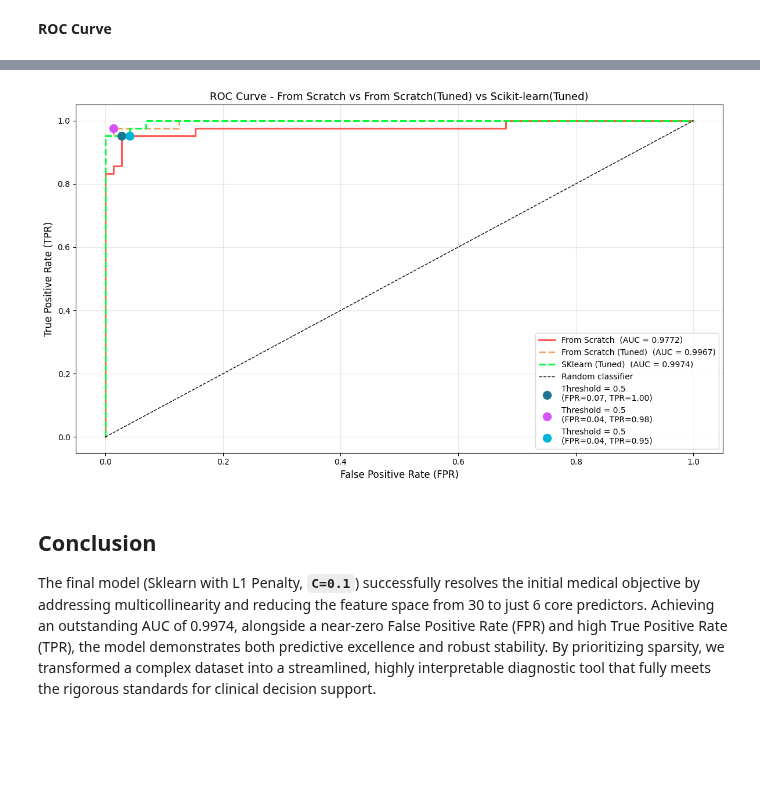
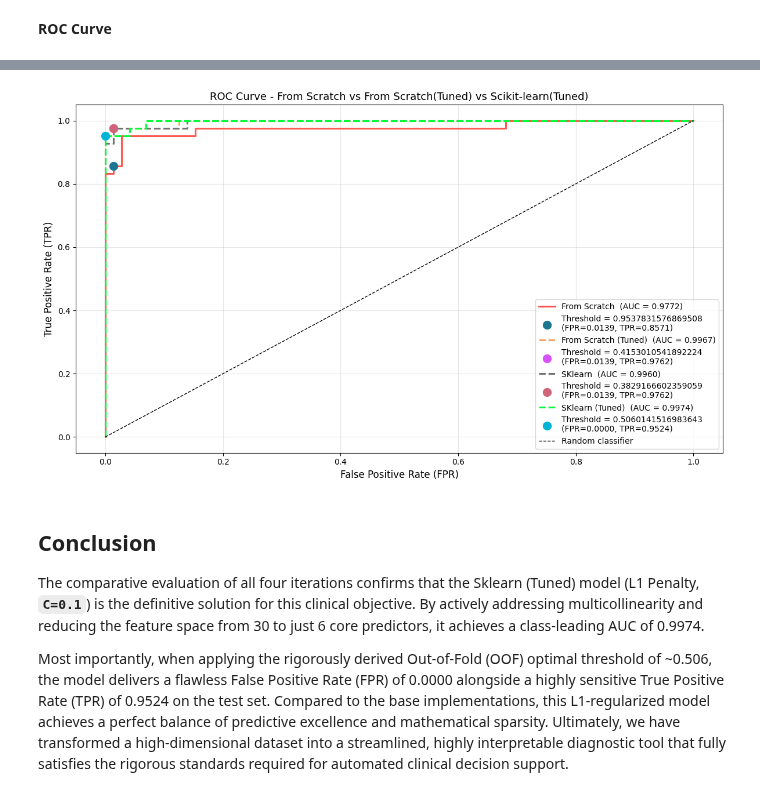
Before and after one commit to laveanfield/Logistic-Regression-from-Scratch, a Jupyter notebook: logistic_regression_breast_cancer.ipynb, the cells around one changed output, grey strips where cells are left out. Drawn from its saved outputs; the diff is of its cells as text; code cells hidden in the pictures; blank space fills up the shorter version.

Commit message:
add app.py and adjust method for finding threshold.

```diff
--- a/logistic_regression_breast_cancer.ipynb
+++ b/logistic_regression_breast_cancer.ipynb
@@ -330,6 +330,7 @@ plt.show()
 y_pred_test = model.predict(X_test_b)
 y_pred_val = model.predict(X_val_b)
 y_proba_test = model.predict_proba(X_test_b)
+y_proba_val = model.predict_proba(X_val_b)
 
 acc_val = accuracy_score(y_val, y_pred_val)
 acc_test = accuracy_score(y_test, y_pred_test)
@@ -1004,17 +1009,62 @@ plt.show()
+# %%
+def get_oof_threshold(
+        model: BaseEstimator,
+        X_train: np.ndarray,
+        y_train: np.ndarray,
+        cv: int = 5
+) -> tuple[float, np.ndarray]:
+    skf = StratifiedKFold(n_splits=cv, shuffle=True, random_state=42)
+    oof_proba = np.zeros(len(y_train))
+
+    for train_idx, val_idx in skf.split(X_train, y_train):
+        X_t, X_v = X_train[train_idx], X_train[val_idx]
+        y_t = y_train[train_idx]
+
+        model.fit(X_t, y_t)
+        proba = model.predict_proba(X_v)
+        oof_proba[val_idx] = proba[:, 1] if proba.ndim == 2 else proba
+
+    fpr, tpr, threshold = roc_curve(y_train, oof_proba)
+    best_threshold = threshold[np.argmax(tpr - fpr)]
+    return best_threshold, oof_proba
+
+threshold_scratch, _ = get_oof_threshold(model, X_train_b, y_train)
+y_pred_scratch = (y_proba_test >= threshold_scratch).astype(int)
+
+if Path(LR_TUNED_THRESHOLD).exists():
+    joblib.load(LR_TUNED_THRESHOLD)
+else:
+    threshold_scratch_tuned, _ = get_oof_threshold(final_scratch, X_train_b, y_train)
+    y_pred_scratch_tuned = (scratch_proba_final >= threshold_scratch_tuned).astype(int)
+    joblib.dump(threshold_scratch_tuned, LR_TUNED_THRESHOLD)
+
+threshold_sk, _ = get_oof_threshold(sk_model, X_train, y_train)
+y_pred_sk = (sk_proba >= threshold_sk).astype(int)
+
+if Path(SKLEARN_TUNED_THRESHOLD).exists():
+    joblib.load(SKLEARN_TUNED_THRESHOLD)
+else:
+    threshold_sk_tuned, _ = get_oof_threshold(final_sklearn, X_train, y_train)
+    y_pred_sk_tuned = (sk_proba_final >= threshold_sk_tuned).astype(int)
+    joblib.dump(threshold_sk_tuned, SKLEARN_TUNED_THRESHOLD)
 # %%
 fig = plot_roc_curve(
     models=[
         {'name': 'From Scratch', 'y_proba': y_proba_test, 'color': COLORS['malignant'], 'color_threshold': COLORS['dark_gray']},
         {'name': 'From Scratch (Tuned)', 'y_proba': scratch_proba_final, 'color': COLORS['orange'], 'color_threshold': COLORS['purple'], 'linestyle': '--'},
+        {'name' : 'SKlearn', 'y_proba': sk_proba, 'color': COLORS['gray'], 'color_threshold': COLORS['idk'], 'linestyle': '--'},
         {'name' : 'SKlearn (Tuned)', 'y_proba': sk_proba_final, 'color': COLORS['green'], 'color_threshold': COLORS['teal'], 'linestyle': '--'}
     ],
     y_true=y_test,
+    threshold=[threshold_scratch, threshold_scratch_tuned, threshold_sk, threshold_sk_tuned],
     title="ROC Curve - From Scratch vs From Scratch(Tuned) vs Scikit-learn(Tuned)"
 )
 plt.show()
 # %% [output]
-[figure, old version]
+[figure, new version]
 # %% [markdown]
 ## **Conclusion**
 
-The final model (Sklearn with L1 Penalty, **`C=0.1`**) successfully resolves the initial medical objective by addressing multicollinearity and reducing the feature space from 30 to just 6 core predictors. Achieving an outstanding AUC of 0.9974, alongside a near-zero False Positive Rate (FPR) and high True Positive Rate (TPR), the model demonstrates both predictive excellence and robust stability. By prioritizing sparsity, we transformed a complex dataset into a streamlined, highly interpretable diagnostic tool that fully meets the rigorous standards for clinical decision support.
+The comparative evaluation of all four iterations confirms that the Sklearn (Tuned) model (L1 Penalty, **`C=0.1`**) is the definitive solution for this clinical objective. By actively addressing multicollinearity and reducing the feature space from 30 to just 6 core predictors, it achieves a class-leading AUC of 0.9974.
+
+Most importantly, when applying the rigorously derived Out-of-Fold (OOF) optimal threshold of ~0.506, the model delivers a flawless False Positive Rate (FPR) of 0.0000 alongside a highly sensitive True Positive Rate (TPR) of 0.9524 on the test set. Compared to the base implementations, this L1-regularized model achieves a perfect balance of predictive excellence and mathematical sparsity. Ultimately, we have transformed a high-dimensional dataset into a streamlined, highly interpretable diagnostic tool that fully satisfies the rigorous standards required for automated clinical decision support.
```
Also changed, not shown: parts of 9 cells of this notebook, 15 other files.
